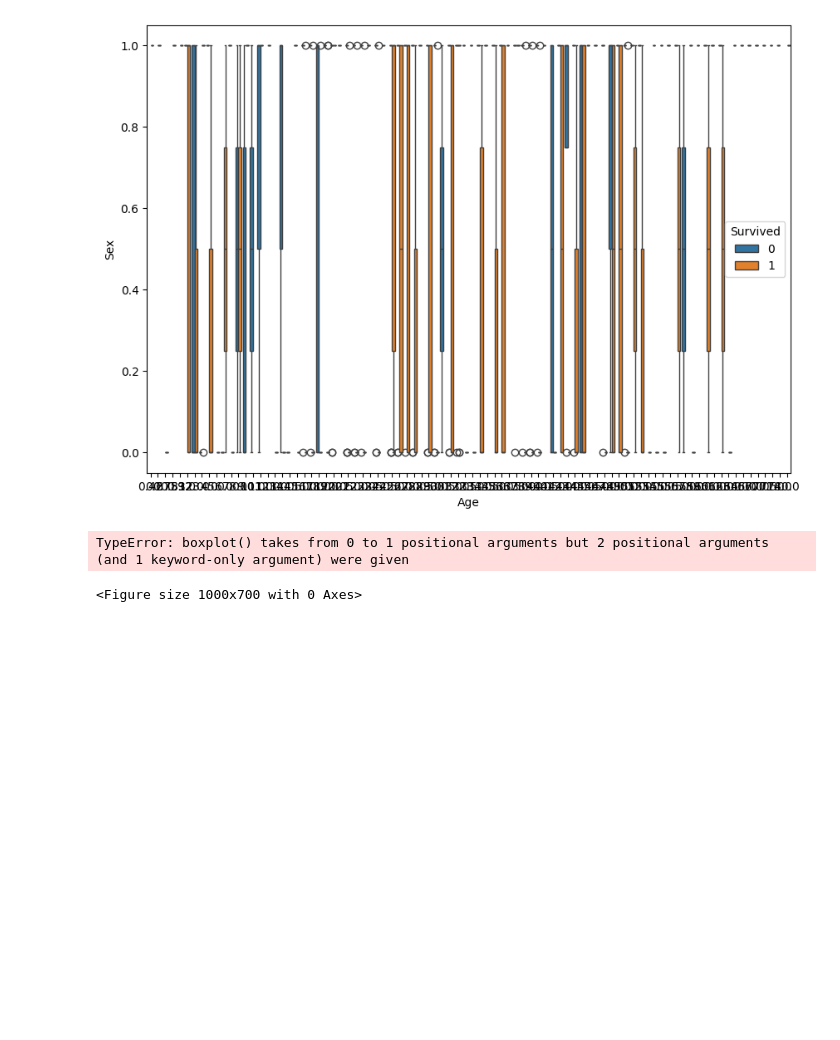
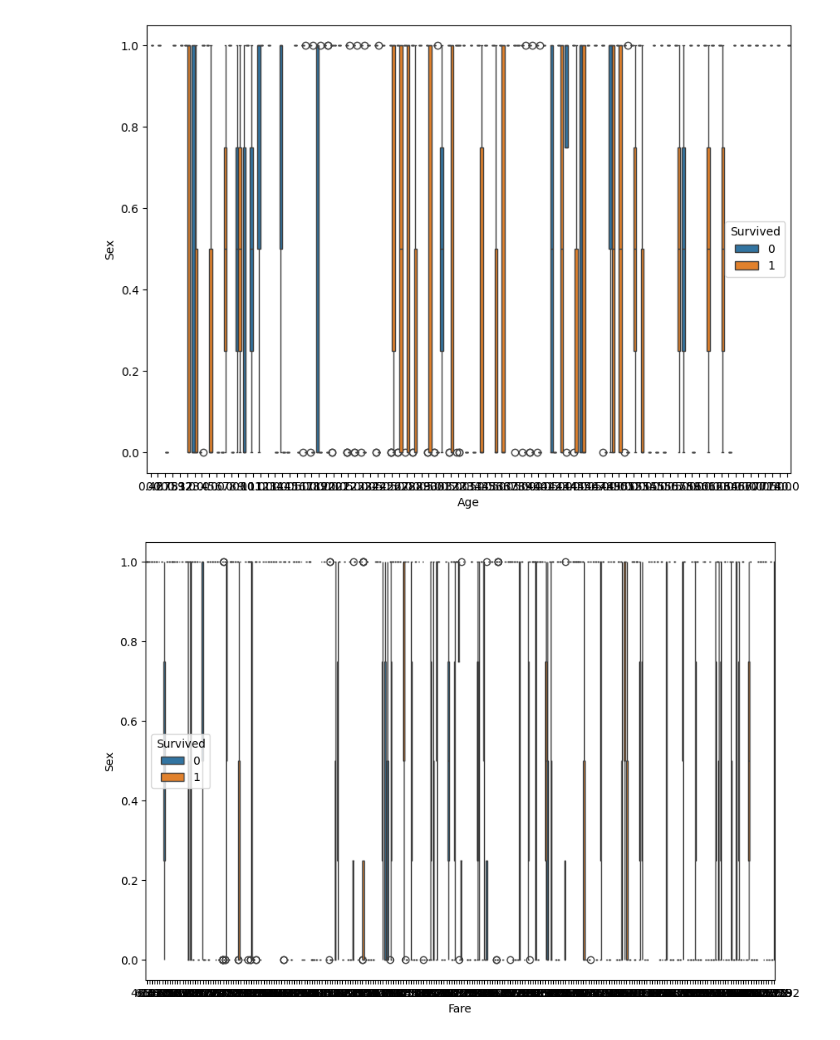
Before and after one commit to ApurvaK24/SPPU-Sem-6-Labs, a Jupyter notebook: DSBDAL/Practical9.ipynb, the cells around one changed output. Cells and saved outputs as stored; diff of their text form; code cells hidden in the pictures; blank space fills up the shorter version.

```diff
--- a/DSBDAL/Practical9.ipynb
+++ b/DSBDAL/Practical9.ipynb
@@ -62,8 +62,7 @@ plt.show()
 [figure]
 # %%
 plt.figure(figsize=(10,7))
-box = sns.boxplot(df["Sex"], df["Age"], hue=df["Survived"])
+sns.boxplot(x='Fare', y='Sex', hue='Survived', data=df)
 plt.show()
 # %% [output]
-TypeError: boxplot() takes from 0 to 1 positional arguments but 2 positional arguments (and 1 keyword-only argument) were given
-<Figure size 1000x700 with 0 Axes>
+[figure, added]
```
